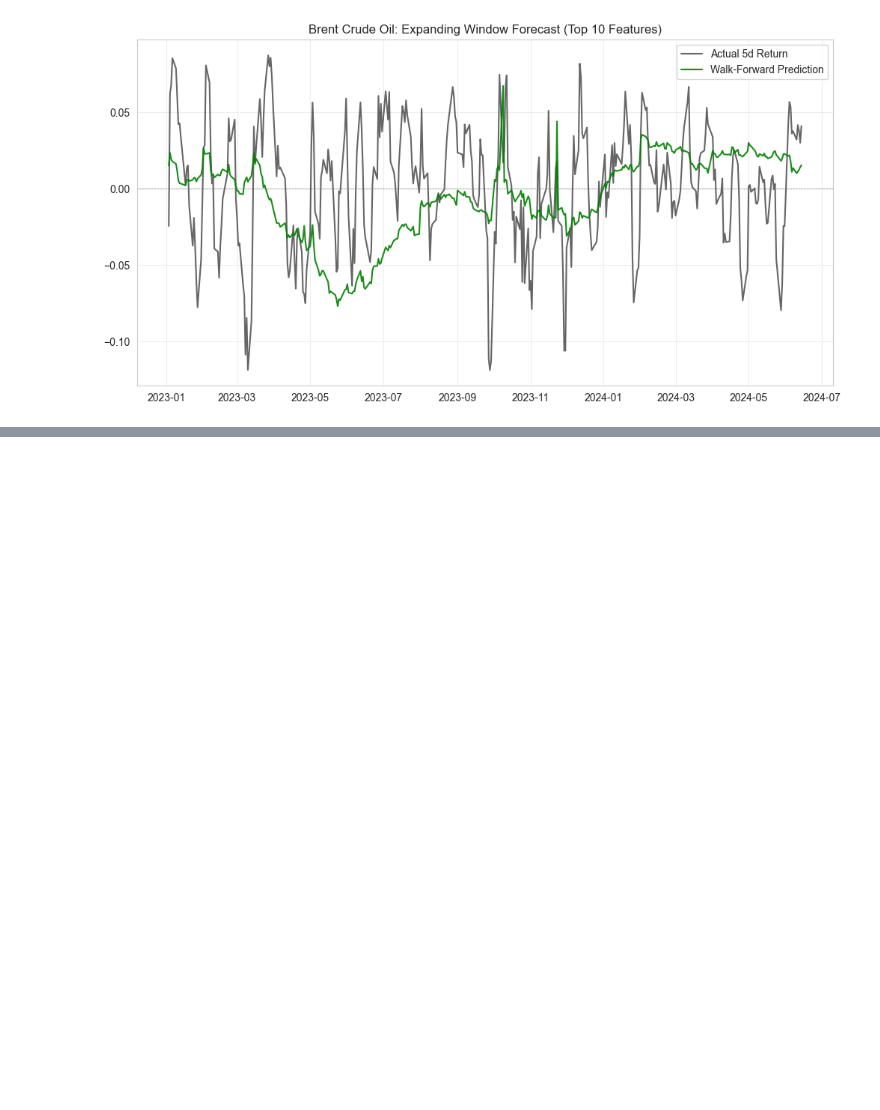
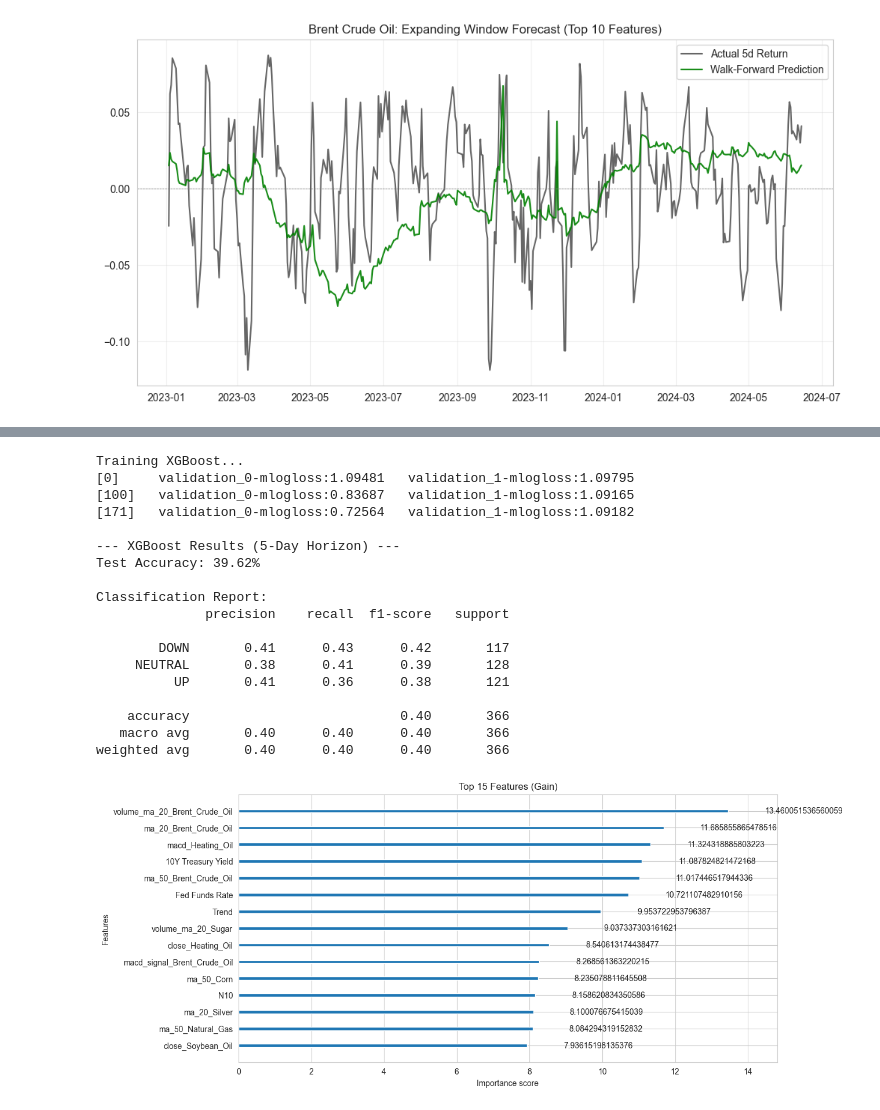
Before and after one commit to adbayre/Commodities-Price-Prediction, a Jupyter notebook: commodities_project.ipynb, the cells around one changed output, grey strips where cells are left out. Saved outputs shown, nothing was run; the diff lists cells and outputs as text; code cells hidden in the pictures; blank space fills up the shorter version.

```diff
--- a/commodities_project.ipynb
+++ b/commodities_project.ipynb
@@ -1234,0 +1442,72 @@ Test R²:   -0.32575
+# %%
+import xgboost as xgb
+from sklearn.preprocessing import LabelEncoder
+
+# 1. PREPARE DATA (Same as before)
+# ------------------------------------------------
+# XGBoost requires classes to be [0, 1, 2], which we already have.
+X_train_xgb = X_train.copy()
+X_test_xgb = X_test.copy()
+y_train_xgb = y_train.copy()
+y_test_xgb = y_test.copy()
+
+# 2. DEFINE XGBOOST MODEL
+# ------------------------------------------------
+# These are robust starting parameters for financial time series
+xgb_model = xgb.XGBClassifier(
+    n_estimators=1000,          # More trees
+    learning_rate=0.01,         # Slower learning (better generalization)
+    max_depth=4,                # Shallow trees to prevent overfitting
+    subsample=0.8,              # Use 80% of data per tree (adds randomness)
+    colsample_bytree=0.8,       # Use 80% of features per tree
+    objective='multi:softprob', # Multiclass classification
+    num_class=3,
+    random_state=42,
+    n_jobs=-1,
+    early_stopping_rounds=50    # Stop if validation score doesn't improve
+)
+
+# 3. TRAIN WITH EARLY STOPPING
+# ------------------------------------------------
+# We use the test set as "eval_set" to stop training when performance peaks.
+# (Strictly speaking, you should split Train into Train/Val for this, but for a quick check this is fine)
+print("Training XGBoost...")
+xgb_model.fit(
+    X_train_xgb, y_train_xgb,
+    eval_set=[(X_train_xgb, y_train_xgb), (X_test_xgb, y_test_xgb)],
+    verbose=100  # Print progress every 100 trees
+)
+
+# 4. EVALUATE
+# ------------------------------------------------
+y_pred_xgb = xgb_model.predict(X_test_xgb)
+accuracy = accuracy_score(y_test_xgb, y_pred_xgb)
+
+print(f"\n--- XGBoost Results (5-Day Horizon) ---")
+print(f"Test Accuracy: {accuracy:.2%}")
+print("\nClassification Report:")
+print(classification_report(y_test_xgb, y_pred_xgb, target_names=['DOWN', 'NEUTRAL', 'UP']))
+
+# Feature Importance
+xgb.plot_importance(xgb_model, max_num_features=15, importance_type='gain', title='Top 15 Features (Gain)')
+plt.show()
+# %% [output]
+Training XGBoost...
+[0]     validation_0-mlogloss:1.09481   validation_1-mlogloss:1.09795
+[100]   validation_0-mlogloss:0.83687   validation_1-mlogloss:1.09165
+[171]   validation_0-mlogloss:0.72564   validation_1-mlogloss:1.09182
+
+--- XGBoost Results (5-Day Horizon) ---
+Test Accuracy: 39.62%
+
+Classification Report:
+              precision    recall  f1-score   support
+
+        DOWN       0.41      0.43      0.42       117
+     NEUTRAL       0.38      0.41      0.39       128
+          UP       0.41      0.36      0.38       121
+
+    accuracy                           0.40       366
+   macro avg       0.40      0.40      0.40       366
+weighted avg       0.40      0.40      0.40       366
+[figure, added]
```
Also changed, not shown: parts of 4 cells of this notebook.
